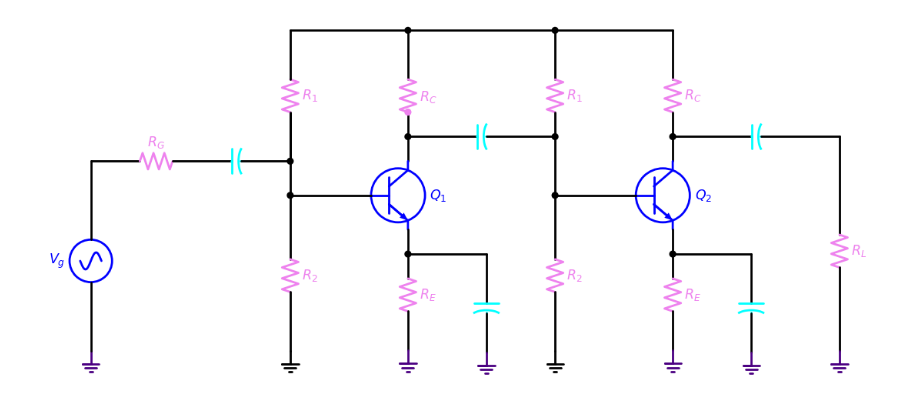
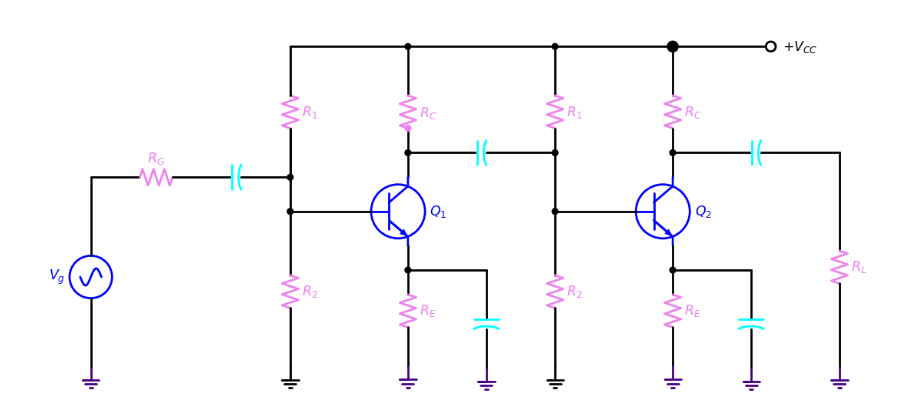
Before and after one commit to nainaiurk/2stageamplifier_schemdraw, a Jupyter notebook: Two stage amplifier.ipynb, the cells around one changed output. Cells and saved outputs as stored; diff of their text form; code cells hidden in the pictures.

```diff
--- a/Two stage amplifier.ipynb
+++ b/Two stage amplifier.ipynb
@@ -2,9 +2,13 @@
 import schemdraw
 import schemdraw.elements as element
 
+ground = element.Ground().color('indigo')
+
 with schemdraw.Drawing() as d:
-    mini = d.unit*0.1
-    d += element.Ground().color('indigo')
+    mini = d.unit*0.1   # for minimizing element size
+
+    # Input source terminal
+    d += ground
     d += element.Line().up(d.unit*0.7)
     d += (Vg:= element.SourceSin().up(mini).scale(1.3).color('blue').label('$V_g$'))
     d += element.Line().up(d.unit*0.8)
@@ -14,6 +18,7 @@ with schemdraw.Drawing() as d:
     d += (Cg:= element.Capacitor2().right(mini).color('cyan').scale(1.5))
     d += element.Line().right(d.unit*0.5).dot()
 
+    # 1st stage loop
     d += element.Line().up(d.unit*0.5)
     d += (R1:= element.Resistor().up(mini).color('violet').label("$R_1$",loc ='bot'))
     d += element.Line().up(d.unit*0.5)
@@ -42,6 +47,7 @@ with schemdraw.Drawing() as d:
     d += element.Line().right(d.unit*1.5)
     d.push()
 
+    #2nd stage loop
     d += element.Line().down(d.unit*0.5).idot()
     d += (R12:= element.Resistor().down(mini).color('violet').label("$R_1$",loc ='bot'))
     d += (R12L:= element.Line().down(d.unit*1.5))
@@ -49,33 +55,36 @@ with schemdraw.Drawing() as d:
     d += element.Line().down(d.unit*0.6)
     d += element.Ground()
     d.pop()
     d += element.Line().right(d.unit*1.2)
+    d.push()
     d += element.Line().down(d.unit*0.5)
     d += (Rc2:= element.Resistor().down(mini).color('violet').label("$R_C$",loc ='bot'))
     d += (Rc2L:= element.Line().down(d.unit*0.5))
     d += (Q2:= element.BjtNpn(circle = True).right().anchor('collector').color('blue').scale(1.5).label("$Q_2$"))
     d += (ReL:= element.Line().down(d.unit*0.5).at(Q2.emitter))
     d += (Re2:= element.Resistor().down(mini).color('violet').label("$R_E$",loc ='bot'))
     d += element.Line().down(d.unit*0.4)
     d += element.Ground().color('indigo')
     d += element.Line().left().at(Q2.base).tox(R22.start).dot()
     d += element.Line().right(d.unit*0.8).idot().at(ReL.center)
     d += element.Line().down(d.unit*0.5)
     d += (CE2:= element.Capacitor2().down(mini).color('cyan').scale(1.5))
     d += element.Line().down(d.unit*0.4)
     d += element.Ground().color('indigo')
-
     d += element.Line().right(d.unit*0.7).at(RcL.center).idot()
     d += element.Capacitor2().right(mini).color('cyan').scale(1.5)
     d += element.Line().tox(R12L.center).dot()
 
+    d.pop()
+    d += element.Line().idot().dot(open=True).scale(2).label('$+V_{CC}$',loc = 'right') # Vcc
+
+    # output terminal
     d += element.Line().right(d.unit*0.8).idot().at(Rc2L.center)
     d += (CL:= element.Capacitor2().right(mini).color('cyan').scale(1.5))
     d += element.Line().right(d.unit*0.8)
     d += element.Line().down()
     d += (RL:= element.Resistor().down(mini).color('violet').label("$R_L$",loc ='bot'))
     d += element.Line().down(d.unit*0.85)
     d += element.Ground().color('indigo')
-    # d += (Co:= )
 # %% [output]
-[figure, old version]
+[figure, new version]
```
Also changed, not shown: 1 other file.
